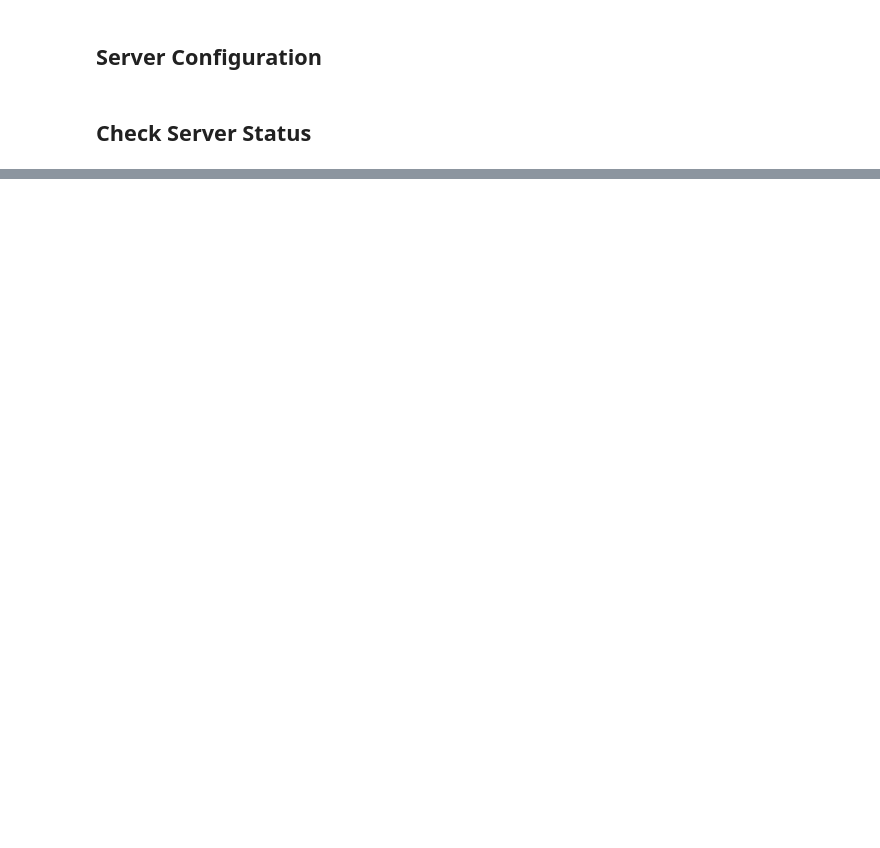
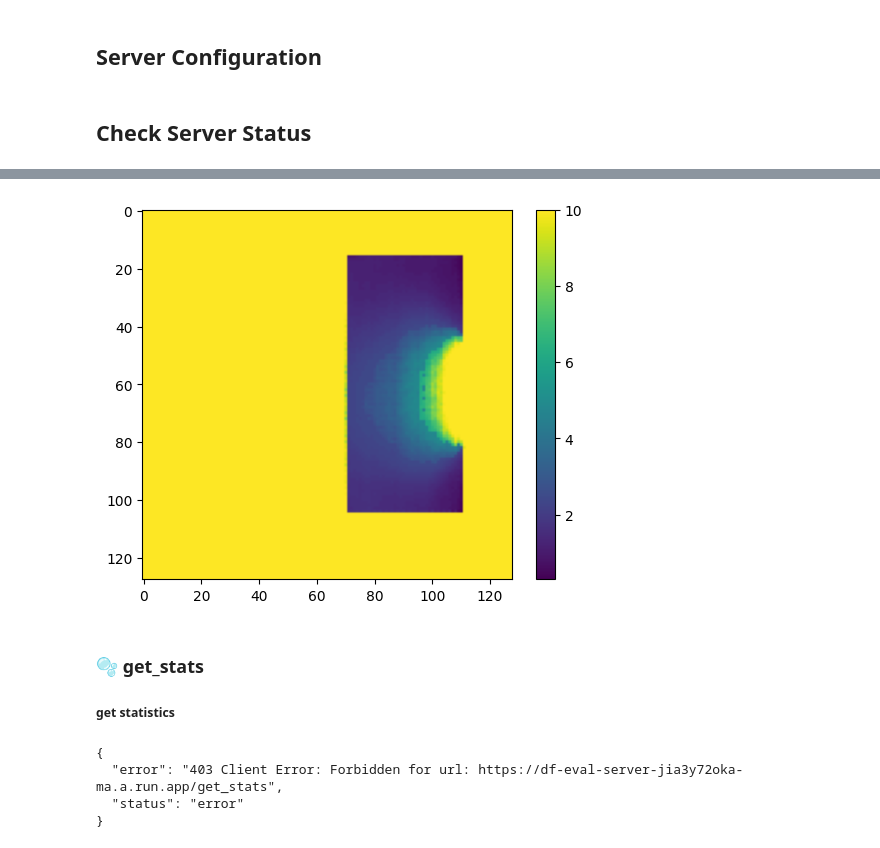
Before and after one commit to upskiller-xyz/server_lux, a Jupyter notebook: example/demo.ipynb, the cells around one changed output, grey strips where cells are left out. Saved outputs shown, nothing was run; the diff lists cells and outputs as text; code cells hidden in the pictures; blank space fills up the shorter version.

```diff
--- a/example/demo.ipynb
+++ b/example/demo.ipynb
@@ -77,0 +126,20 @@ else:
+# %%
+res_img = Image.open(RES_IMAGE_PATH)
+res_array = np.array(res_img)
+
+values_response = requests.post(
+    f"{SERVER_URL}/to_values",
+    json={"data": res_array.tolist(), "colorscale": "df"}
+)
+
+values_result = np.array(values_response.json()["data"])
+# %%
+# Visualize result
+plt.imshow(values_result, cmap='viridis')
+plt.colorbar()
+plt.show()
+# %% [output]
+[figure, added]
+# %% [markdown]
+### 🫧 get_stats
+##### get statistics
@@ -77,0 +154,8 @@ else:
+# %%
+# Display result
+print(json.dumps(stats_result, indent=2))
+# %% [output]
+{
+  "error": "403 Client Error: Forbidden for url: https://df-eval-server-jia3y72oka-ma.a.run.app/get_stats",
+  "status": "error"
+}
```
Also changed, not shown: parts of 15 cells of this notebook, 14 other files.
